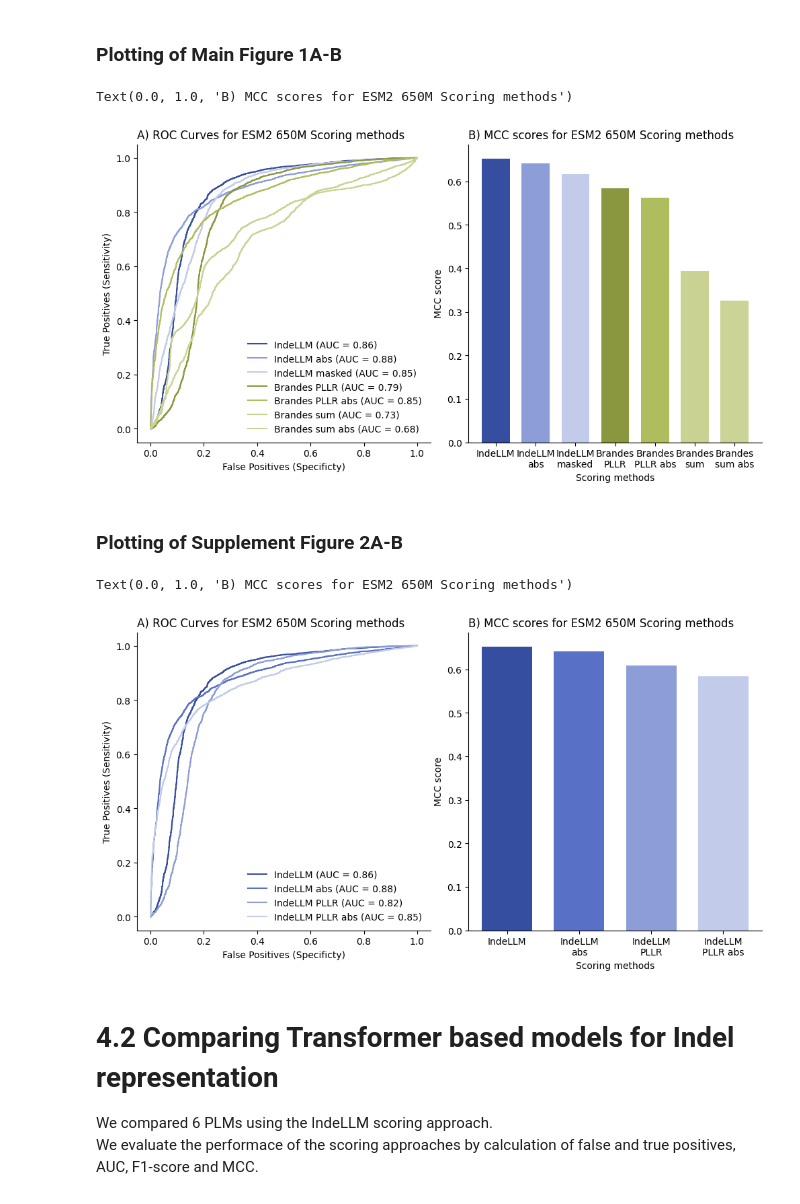
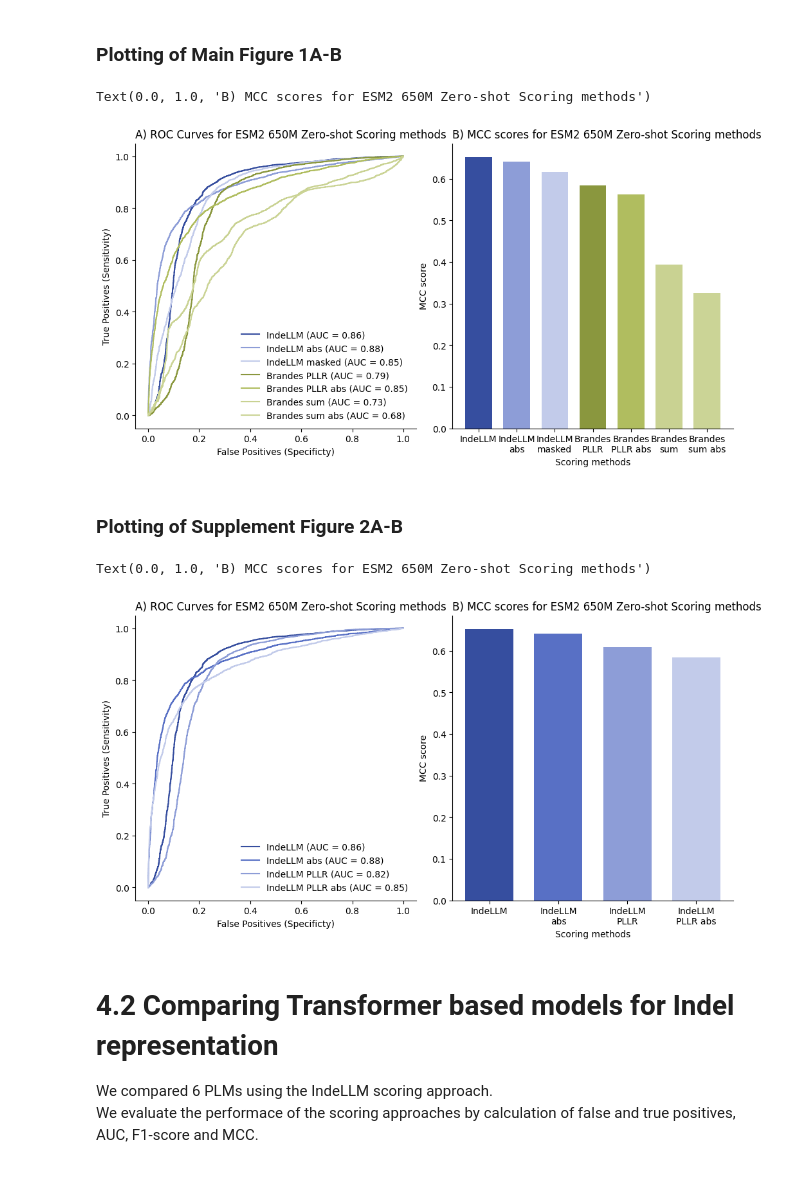
Before and after one commit to OriolGraCar/IndeLLM, a Jupyter notebook: Analysis/Analysis.ipynb, the cells around one changed output. Cells and saved outputs as stored; diff of their text form; code cells hidden in the pictures.

Commit message:
Updated figures

```diff
--- a/Analysis/Analysis.ipynb
+++ b/Analysis/Analysis.ipynb
@@ -91,37 +90,37 @@ scores_label = ['IndeLLM', 'IndeLLM\nabs', 'IndeLLM\nmasked', 'Brandes\nPLLR', '
 metrics_df_filtered_scores = metrics_df.loc[[score.replace('\n', ' ') for score in scores_label], :]
 n_methods = len(scores_label)
 bar_width = 0.7
 r1 = np.arange(n_methods)
 
 f, axes = plt.subplots(1,2)
 f.set_figheight(5)
 f.set_figwidth(10)
 f.tight_layout(pad=1)
 axes[0].plot(fpr_ESM2650M_IndeLLM, tpr_ESM2650M_IndeLLM, label = "IndeLLM (AUC = "+str(round(metrics_df.loc['IndeLLM', 'AUC'], 2))+")", color = "#364e9f")
 axes[0].plot(fpr_ESM2650M_IndeLLM_abs, tpr_ESM2650M_IndeLLM_abs, label = "IndeLLM abs (AUC = "+str(round(metrics_df.loc['IndeLLM abs', 'AUC'], 2))+")", color = "#8d9dd7")
 axes[0].plot(fpr_ESM2650M_masked_IndeLLM, tpr_ESM2650M_masked_IndeLLM, label = "IndeLLM masked (AUC = "+str(round(metrics_df.loc['IndeLLM masked', 'AUC'], 2))+")", color = "#C2CBEA")
 axes[0].plot(log_ESM2650M_Brandes, log_tpr_ESM2650M_Brandes, label = "Brandes PLLR (AUC = "+str(round(metrics_df.loc['Brandes PLLR', 'AUC'], 2))+")", color = "#8a973e")
 axes[0].plot(log_ESM2650M_Brandes_abs, log_tpr_ESM2650M_Brandes_abs, label = "Brandes PLLR abs (AUC = "+str(round(metrics_df.loc['Brandes PLLR abs', 'AUC'], 2))+")", color = "#b0bd5f")
 axes[0].plot(fpr_ESM2650M_Brandes, tpr_ESM2650M_Brandes, label = "Brandes sum (AUC = "+str(round(metrics_df.loc['Brandes sum', 'AUC'], 2))+")", color = "#c9d292")
 axes[0].plot(fpr_ESM2650M_Brandes_abs, tpr_ESM2650M_Brandes_abs, label = "Brandes sum abs (AUC = "+str(round(metrics_df.loc['Brandes sum abs', 'AUC'], 2))+")", color = "#CBD496")
 axes[0].set_xlabel('False Positives (Specificty)')
 axes[0].set_ylabel('True Positives (Sensitivity)')
-axes[0].set_title("A) ROC Curves for ESM2 650M Scoring methods", loc = 'left')
+axes[0].set_title("A) ROC Curves for ESM2 650M Zero-shot Scoring methods", loc = 'left')
 axes[0].legend(loc = 'best', frameon=False)
 axes[0].spines['top'].set_visible(False)
 axes[0].spines['right'].set_visible(False)
 axes[1].bar(r1, metrics_df_filtered_scores['MCC'], color=[colors[score.replace('\n', ' ')] for score in scores_label], width=bar_width)
 axes[1].set_ylabel('MCC score')
 axes[1].set_xlabel('Scoring methods')
 axes[1].set_xticks(r1)
 axes[1].set_xticklabels(scores_label)
 axes[1].legend(fontsize = 7.5, frameon=False)
 axes[1].spines['top'].set_visible(False)
 axes[1].spines['right'].set_visible(False)
-axes[1].set_title('B) MCC scores for ESM2 650M Scoring methods', loc = 'left')
+axes[1].set_title('B) MCC scores for ESM2 650M Zero-shot Scoring methods', loc = 'left')
 # %% [output]
-Text(0.0, 1.0, 'B) MCC scores for ESM2 650M Scoring methods')
+Text(0.0, 1.0, 'B) MCC scores for ESM2 650M Zero-shot Scoring methods')
-[figure, old version]
+[figure, new version]
 # %% [markdown]
 ### Plotting of Supplement Figure 2A-B
 # %%
@@ -153,7 +152,7 @@ axes[0].plot(log_ESM2650M_IndeLLM, log_tpr_ESM2650M_IndeLLM, label = "IndeLLM PL
 axes[0].plot(log_ESM2650M_IndeLLM_abs, log_tpr_ESM2650M_IndeLLM_abs, label = "IndeLLM PLLR abs (AUC = "+str(round(metrics_df.loc['IndeLLM PLLR abs', 'AUC'], 2))+")", color = "#C2CBEA")
 axes[0].set_xlabel('False Positives (Specificty)')
 axes[0].set_ylabel('True Positives (Sensitivity)')
-axes[0].set_title("A) ROC Curves for ESM2 650M Scoring methods", loc = 'left')
+axes[0].set_title("A) ROC Curves for ESM2 650M Zero-shot Scoring methods", loc = 'left')
 axes[0].legend(loc = 'best', frameon=False)
 axes[0].spines['top'].set_visible(False)
 axes[0].spines['right'].set_visible(False)
@@ -165,10 +164,10 @@ axes[1].set_xticklabels(scores_label)
 axes[1].legend(fontsize = 8, frameon=False)
 axes[1].spines['top'].set_visible(False)
 axes[1].spines['right'].set_visible(False)
-axes[1].set_title('B) MCC scores for ESM2 650M Scoring methods', loc = 'left')
+axes[1].set_title('B) MCC scores for ESM2 650M Zero-shot Scoring methods', loc = 'left')
 # %% [output]
-Text(0.0, 1.0, 'B) MCC scores for ESM2 650M Scoring methods')
+Text(0.0, 1.0, 'B) MCC scores for ESM2 650M Zero-shot Scoring methods')
-[figure, old version]
+[figure, new version]
 # %% [markdown]
 # 4.2 Comparing Transformer based models for Indel representation
 We compared 6 PLMs using the IndeLLM scoring approach.
```
Also changed, not shown: parts of 7 cells of this notebook.
